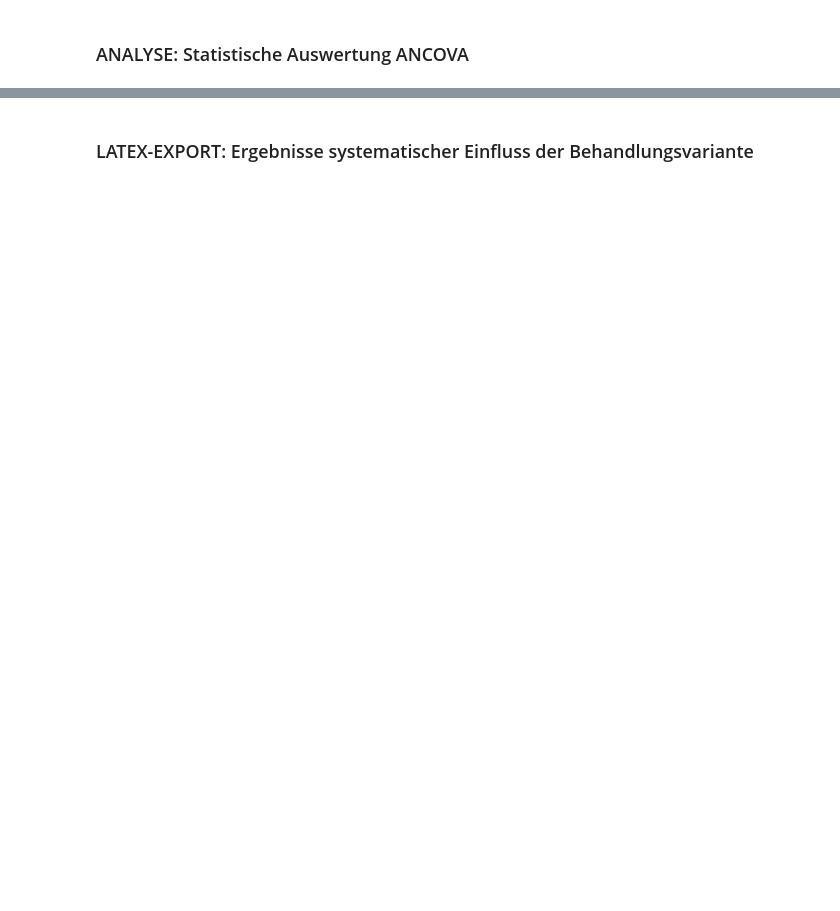
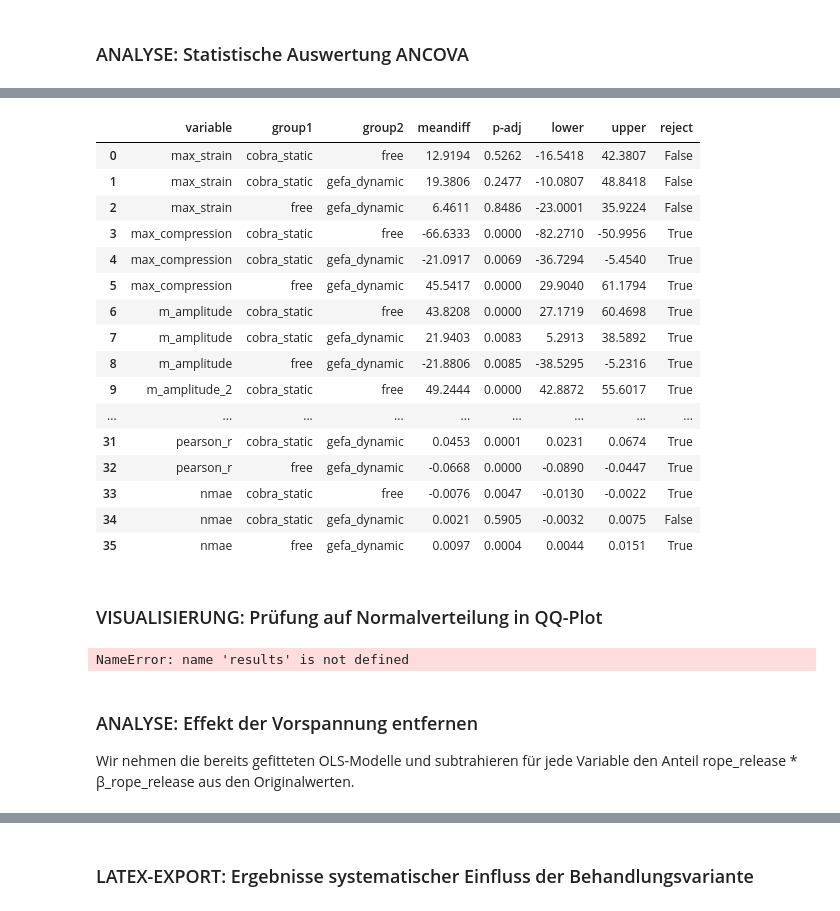
Before and after one commit to kyellsen/2023_Kronensicherung_Plesse_Kraefte_Schwingungen, a Jupyter notebook: 2023_Kronensicherung_Plesse_530_Analyse_Schwingungen.ipynb, the cells around one changed output, grey strips where cells are left out. Drawn from its saved outputs; the diff is of its cells as text; code cells hidden in the pictures; blank space fills up the shorter version.

```diff
--- a/2023_Kronensicherung_Plesse_530_Analyse_Schwingungen.ipynb
+++ b/2023_Kronensicherung_Plesse_530_Analyse_Schwingungen.ipynb
@@ -720,7 +530,7 @@ Es sind Unterschiede erkennbar je nach Gruppe, weitere Auswertung
 # Plot erstellen
 for i, var in enumerate(variables):
     fig = plt.figure(figsize=(8, 5))
-    sns.boxplot(data=df_adj, x="treatment", y=var, hue="treatment")
+    sns.boxplot(data=df_adj, x="treatment", y=var, hue="treatment", palette=treatment_color_dict)
 
     # Titel und Achsentitel setzen
     plt.title(f"Einfluss der Behandlung auf {get_label_from_dict(var, data_dict, use_titel=True)}")
@@ -728,4 +538,4 @@ for i, var in enumerate(variables):
     plt.ylabel(get_label_from_dict(var, data_dict, use_full=True))
     plt.tight_layout()
     #plt.show()
-    PLOT_MANAGER.save_plot(fig, filename=f"treatment_effect_{i}_{var}", subdir="ptq_osc_treatment_effect_sensor_adj")
+    PLOT_MANAGER.save_plot(fig, filename=f"treatment_effect_{i}_{var}", subdir="ptq_osc_treatment_effect_df_adj")
@@ -732,9 +566,2 @@ for i, var in enumerate(variables):
 # %% [markdown]
 ### ANALYSE: Statistische Auswertung ANCOVA
-# %%
-models = {}
-for var in variables:
-    formula = f"{var} ~ C(treatment) + rope_release"
-    model = smf.ols(formula, data=df_adj).fit()
-    models[var] = model
-    print(f"Modell für {var} angepasst.")
@@ -753,0 +688,37 @@ Modell für nmae angepasst.
+# %%
+df_tukey
+# %% [output]
+|  | variable | group1 | group2 | meandiff | p-adj | lower | upper | reject |
+| 0 | max_strain | cobra_static | free | 12.9194 | 0.5262 | -16.5418 | 42.3807 | False |
+| 1 | max_strain | cobra_static | gefa_dynamic | 19.3806 | 0.2477 | -10.0807 | 48.8418 | False |
+| 2 | max_strain | free | gefa_dynamic | 6.4611 | 0.8486 | -23.0001 | 35.9224 | False |
+| 3 | max_compression | cobra_static | free | -66.6333 | 0.0000 | -82.2710 | -50.9956 | True |
+| 4 | max_compression | cobra_static | gefa_dynamic | -21.0917 | 0.0069 | -36.7294 | -5.4540 | True |
+| 5 | max_compression | free | gefa_dynamic | 45.5417 | 0.0000 | 29.9040 | 61.1794 | True |
+| 6 | m_amplitude | cobra_static | free | 43.8208 | 0.0000 | 27.1719 | 60.4698 | True |
+| 7 | m_amplitude | cobra_static | gefa_dynamic | 21.9403 | 0.0083 | 5.2913 | 38.5892 | True |
+| 8 | m_amplitude | free | gefa_dynamic | -21.8806 | 0.0085 | -38.5295 | -5.2316 | True |
+| 9 | m_amplitude_2 | cobra_static | free | 49.2444 | 0.0000 | 42.8872 | 55.6017 | True |
+| ... | ... | ... | ... | ... | ... | ... | ... | ... |
+| 31 | pearson_r | cobra_static | gefa_dynamic | 0.0453 | 0.0001 | 0.0231 | 0.0674 | True |
+| 32 | pearson_r | free | gefa_dynamic | -0.0668 | 0.0000 | -0.0890 | -0.0447 | True |
+| 33 | nmae | cobra_static | free | -0.0076 | 0.0047 | -0.0130 | -0.0022 | True |
+| 34 | nmae | cobra_static | gefa_dynamic | 0.0021 | 0.5905 | -0.0032 | 0.0075 | False |
+| 35 | nmae | free | gefa_dynamic | 0.0097 | 0.0004 | 0.0044 | 0.0151 | True |
+# %% [markdown]
+### VISUALISIERUNG: Prüfung auf Normalverteilung in QQ-Plot
+# %%
+for i, (var, model) in enumerate(results["model"].items()):
+    resid = model.resid
+    # QQ-Plot
+    fig = plt.figure(figsize=(5,5))
+    st.probplot(resid, dist="norm", plot=plt)
+    plt.title(f'QQ-Plot Residuen: {var}')
+    #plt.show()
+    PLOT_MANAGER.save_plot(fig, filename=f"treatment_effect_qq_{i}_{var}", subdir="ptq_osc_treatment_effect_qq_df_adj")
+# %% [output]
+NameError: name 'results' is not defined
+# %% [markdown]
+### ANALYSE: Effekt der Vorspannung entfernen
+
+Wir nehmen die bereits gefitteten OLS‐Modelle und subtrahieren für jede Variable den Anteil rope_release * β_rope_release aus den Originalwerten.
```
Also changed, not shown: parts of 50 cells of this notebook, 6 other files.
